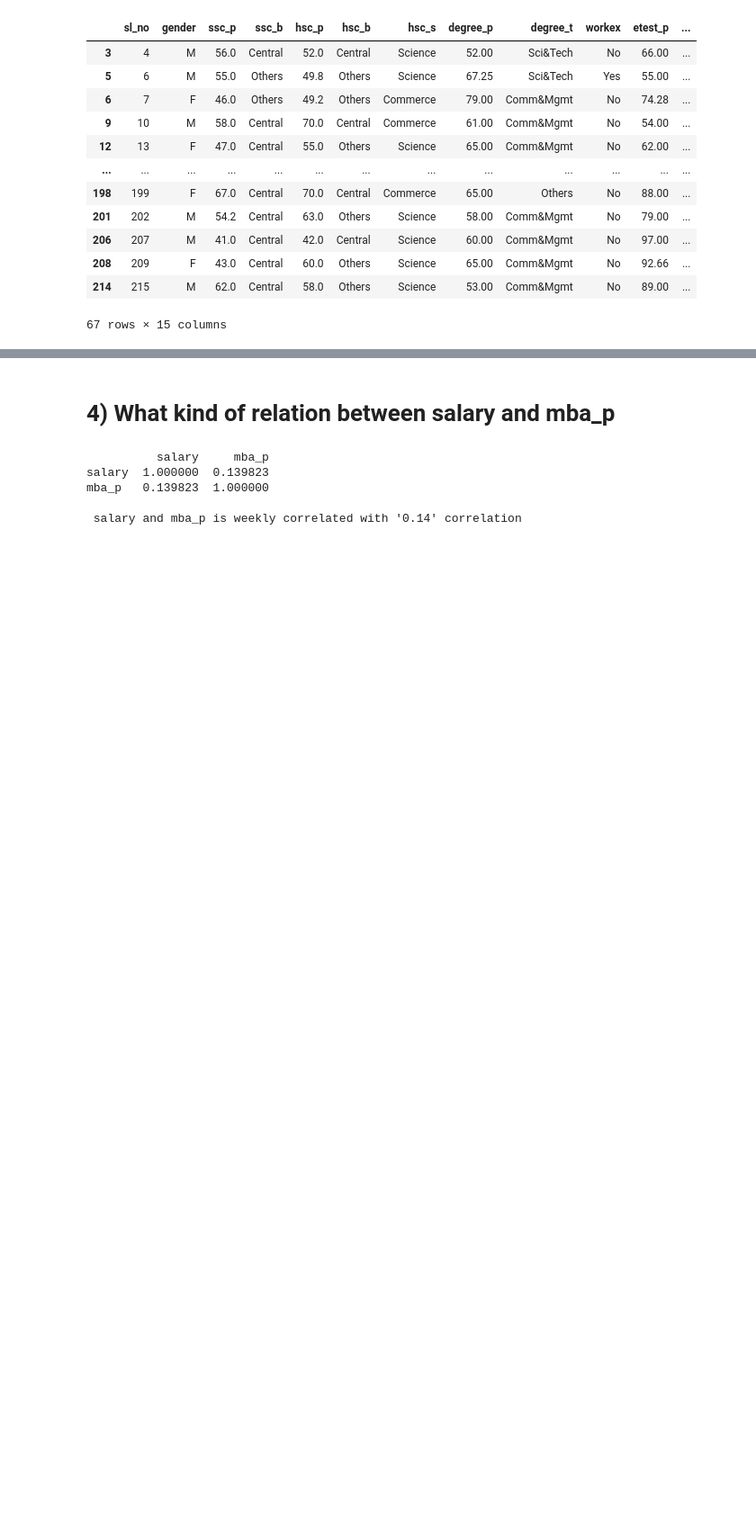
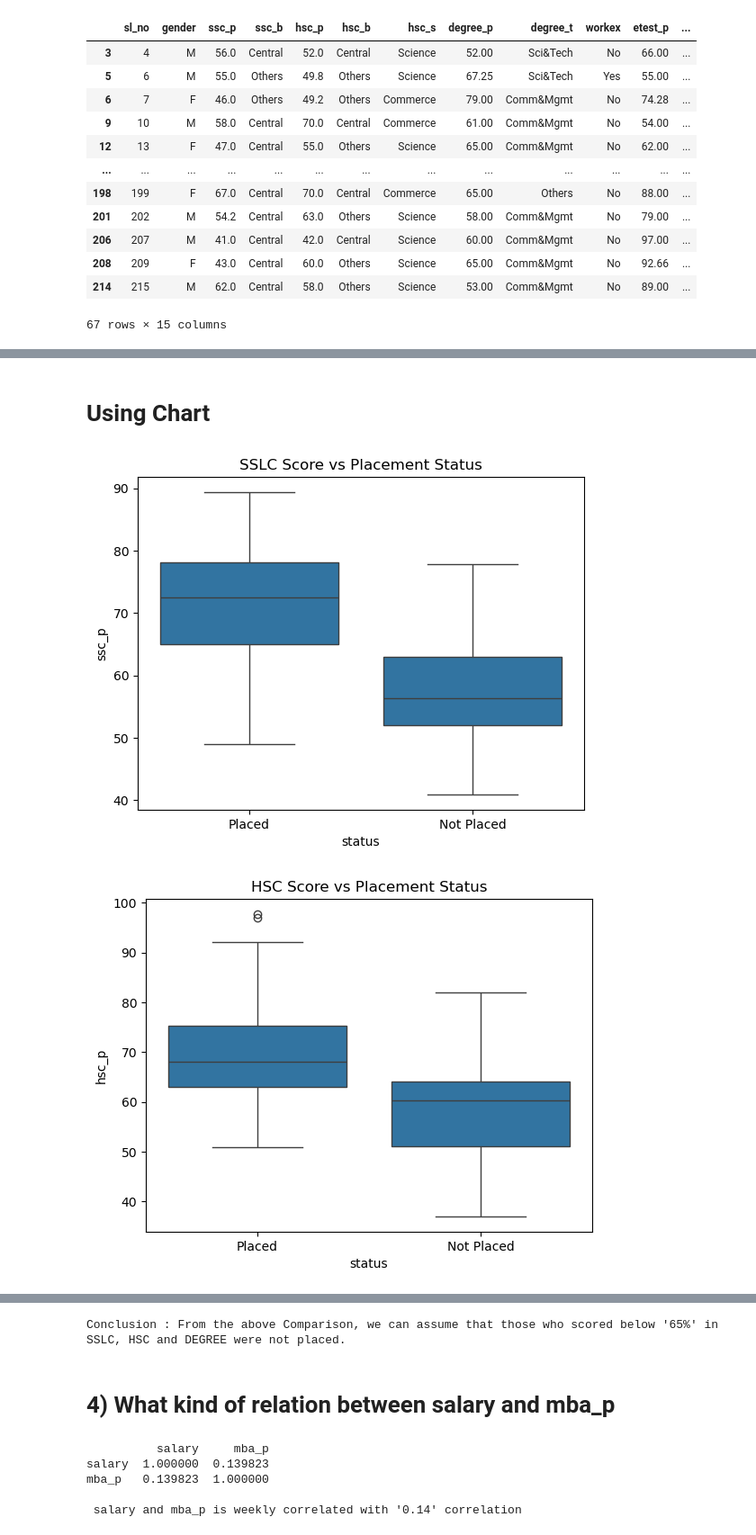
Before and after one commit to ThanigaivelGanapathi/Datascience, a Jupyter notebook: Bivariate/Assignment/Bivariate Assignment.ipynb, the cells around one changed output, grey strips where cells are left out. Shown: that part at 90% size. Saved outputs shown, nothing was run; the diff lists cells and outputs as text; code cells hidden in the pictures; blank space fills up the shorter version.

```diff
--- a/Bivariate/Assignment/Bivariate Assignment.ipynb
+++ b/Bivariate/Assignment/Bivariate Assignment.ipynb
@@ -93,0 +129,28 @@ dataset[dataset["status"] != "Placed"]
+# %% [markdown]
+# Using Chart
+# %%
+import seaborn as sns
+import matplotlib.pyplot as plt
+
+# Box plots to visualize the distribution of scores by placement status
+
+sns.boxplot(x='status', y='ssc_p', data=dataset)
+plt.title('SSLC Score vs Placement Status')
+plt.show()
+
+sns.boxplot(x='status', y='hsc_p', data=dataset)
+plt.title('HSC Score vs Placement Status')
+plt.show()
+
+
+sns.boxplot(x='status', y='degree_p', data=dataset)
+plt.title('Degree Score vs Placement Status')
+plt.show()
+
+plt.figure(figsize=(10, 6))
+sns.boxplot(x='status', y='mba_p', data=dataset)
+plt.title('MBA Score vs Placement Status')
+plt.show()
+# %% [output]
+[figure, added]
+[figure, added]
@@ -94,3 +159,7 @@ dataset[dataset["status"] != "Placed"]
+# %%
+print("Conclusion : From the above Comparison, we can assume that those who scored below '65%' in SSLC, HSC and DEGREE were not placed.")
+# %% [output]
+Conclusion : From the above Comparison, we can assume that those who scored below '65%' in SSLC, HSC and DEGREE were not placed.
 # %% [markdown]
 # 4) What kind of relation between salary and mba_p
 # %%
```
Also changed, not shown: parts of 9 cells of this notebook.
